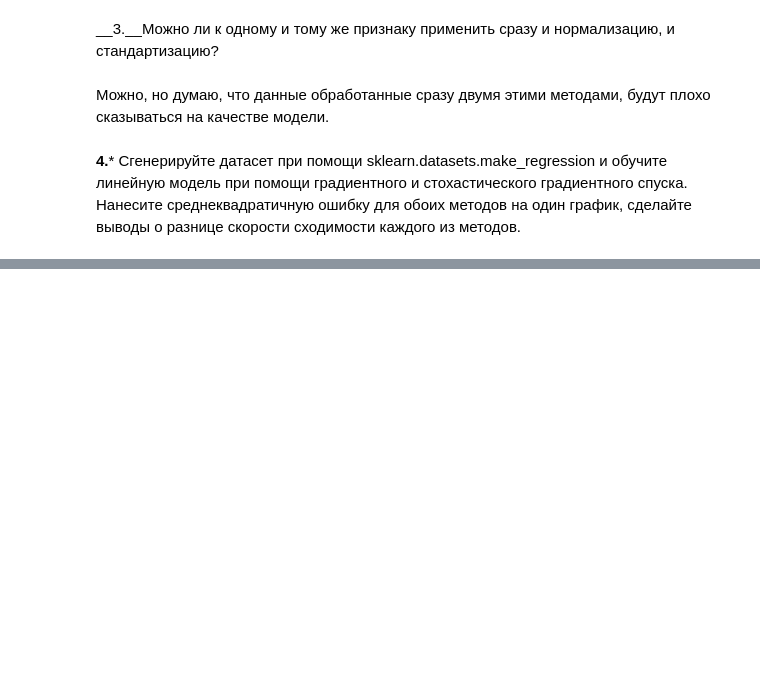
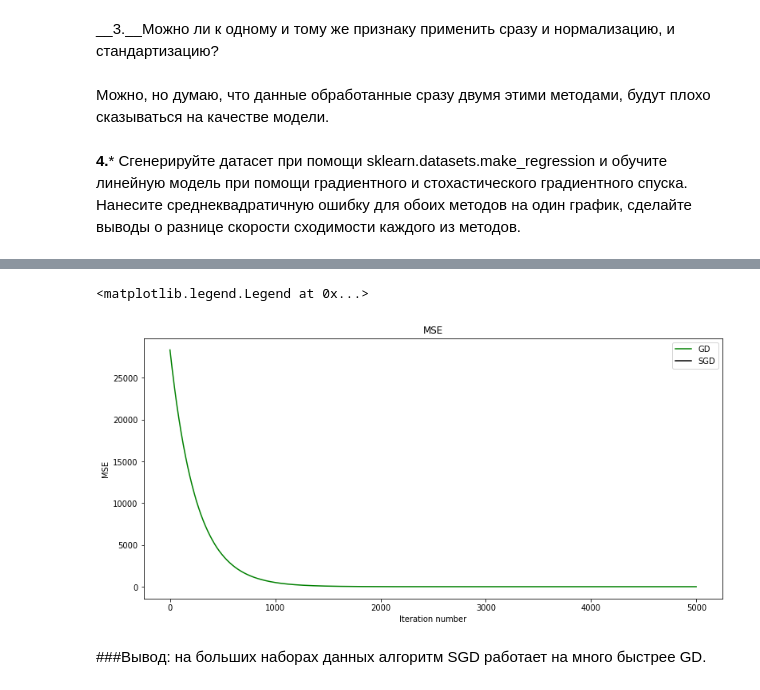
Before and after one commit to VVdovichev/Data_analysis_algorithms, a Jupyter notebook: Lesson_2.ipynb, the cells around one changed output, grey strips where cells are left out. Saved outputs shown, nothing was run; the diff lists cells and outputs as text; code cells hidden in the pictures; blank space fills up the shorter version.

```diff
--- a/Lesson_2.ipynb
+++ b/Lesson_2.ipynb
@@ -267,33 +278,25 @@ array([62.32728848, 68.27909487])
 # %%
+errors_sgd = []
 # стохастический градиентный спуск
-def stohastic_gradient_descent(X, y, iterations, batch_size, eta=1e-4):
+def stohastic_gradient_descent(X, y, iterations, size, eta):
     W = np.random.randn(X.shape[1])
     n = X.shape[0]
-
-    n_batch = n // batch_size
-    if n % batch_size != 0:
-        n_batch += 1
-    print(f'amount of batches is {n_batch}')
+    errors = []
+    w_list = [W.copy()]
 
     for i in range(0, iterations):
+        train_ind = np.random.randint(X.shape[0], size=size)
 
-        for b in range(n_batch):
-            start = batch_size * b
-            end = batch_size * (b + 1)
+        y_pred = np.dot(X[train_ind], W)
 
-#             print(b, start, end)
+        W = W - eta * 2 / y[train_ind].shape[0] * np.dot(X[train_ind].T, y_pred - y[train_ind])
 
-            X_tmp = X[start : end, ]
-            y_tmp = y[start : end]
-            err_sgd = {}
-            err_sgd[iter_num]= calc_mse(y, np.dot(X, W))
-
-            y_pred_tmp = np.dot(X_tmp, W)
-            dQ = 2/len(y_tmp) * X_tmp.T @ (y_pred_tmp - y_tmp) # градиент функции ошибки
-            W -= (eta * dQ)
+        err= calc_mse(y, np.dot(X, W))
+        errors_sgd.append(err)
+        w_list.append(W)
 
         if i % (iterations / 10) == 0:
-            print(f'Iter: {i}, weights: {W}, error {err_sgd}')
+            print(f'Iter: {i}, weights: {W}, error {err}')
 
     print(f'Final MSE: {calc_mse(y, np.dot(X, W))}')
-    return W
+    return W, errors, w_list
@@ -325,0 +303,3 @@ NameError: ignored
+# %%
+%%time
+weights_SGD, errors_SGD, w_list_SGD = stohastic_gradient_descent(X, y, iterations=5000, eta=1e-3, size=1)
@@ -325,0 +324,14 @@ NameError: ignored
+# %%
+plt.figure(figsize=(13, 6))
+
+plt.plot(range(len(errors_GD)), errors_GD, color='g', label='GD')
+plt.plot(range(len(errors_SGD)), errors_SGD, color='black', label='SGD')
+plt.title('MSE')
+plt.xlabel('Iteration number')
+plt.ylabel('MSE')
+plt.legend()
+# %% [output]
+<matplotlib.legend.Legend at 0x...>
+[figure, added]
+# %% [markdown]
+###Вывод: на больших наборах данных алгоритм SGD работает на много быстрее GD.
```
Also changed, not shown: parts of 12 cells of this notebook.
